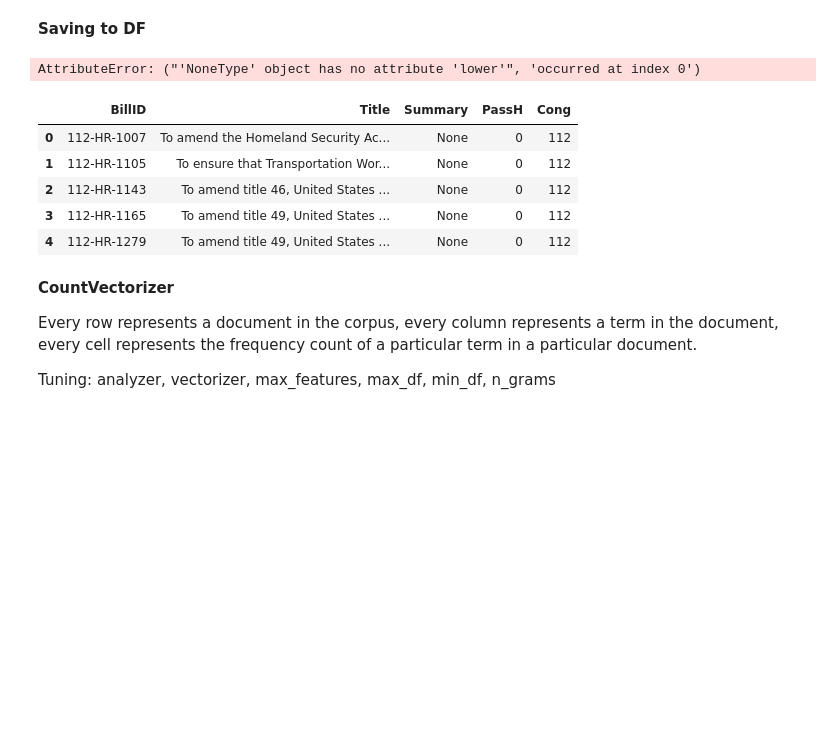
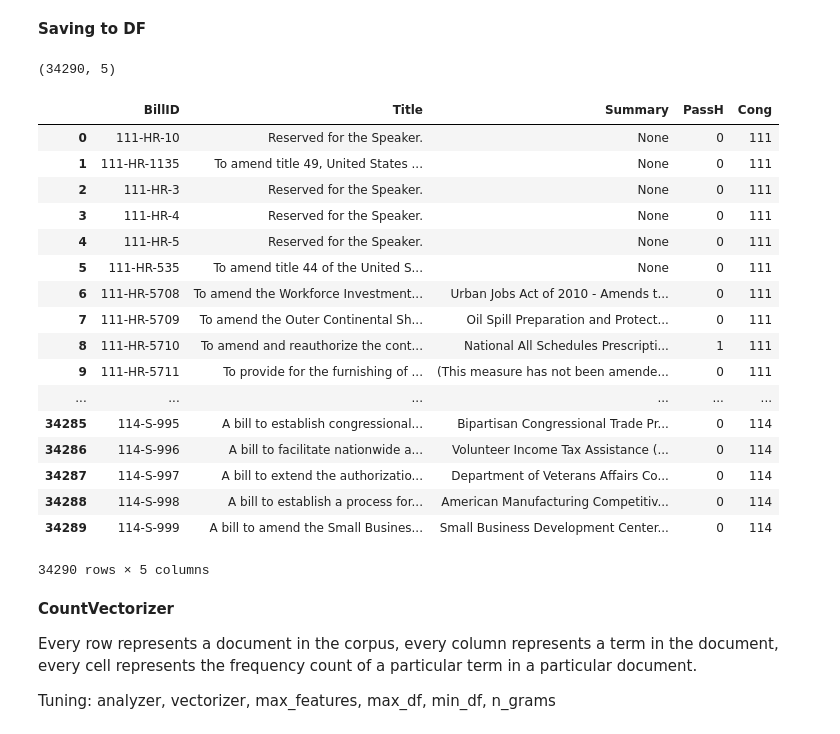
Before and after one commit to mellymillionz/Congressional_Bill_Passage_Analysis, a Jupyter notebook: Topic_Modeling_Summaries.ipynb, the cells around one changed output. Drawn from its saved outputs; the diff is of its cells as text; code cells hidden in the pictures; blank space fills up the shorter version.

```diff
--- a/Topic_Modeling_Summaries.ipynb
+++ b/Topic_Modeling_Summaries.ipynb
@@ -298,18 +306,32 @@ tokenizer(test_fun)
 # %%
 # df['clean_summaries'] = df.apply(lambda row: clean(row['Summary']), axis=1)
 # %%
-df['tokenized_summaries'] = df.apply(lambda row: tokenizer(row['Summary']), axis=1)
+# df['tokenized_summaries'] = df.apply(lambda row: tokenizer(row['Summary']), axis=1)
-# %% [output]
-AttributeError: ("'NoneType' object has no attribute 'lower'", 'occurred at index 0')
 # %%
-df.head()
+df.shape
 # %% [output]
-|  | BillID | Title | Summary | PassH | Cong |
-| 0 | 112-HR-1007 | To amend the Homeland Security Ac... | None | 0 | 112 |
-| 1 | 112-HR-1105 | To ensure that Transportation Wor... | None | 0 | 112 |
-| 2 | 112-HR-1143 | To amend title 46, United States ... | None | 0 | 112 |
-| 3 | 112-HR-1165 | To amend title 49, United States ... | None | 0 | 112 |
-| 4 | 112-HR-1279 | To amend title 49, United States ... | None | 0 | 112 |
+(34290, 5)
+# %%
+df[:34290]
+# %% [output]
+|  | BillID | Title | Summary | PassH | Cong |
+| 0 | 111-HR-10 | Reserved for the Speaker. | None | 0 | 111 |
+| 1 | 111-HR-1135 | To amend title 49, United States ... | None | 0 | 111 |
+| 2 | 111-HR-3 | Reserved for the Speaker. | None | 0 | 111 |
+| 3 | 111-HR-4 | Reserved for the Speaker. | None | 0 | 111 |
+| 4 | 111-HR-5 | Reserved for the Speaker. | None | 0 | 111 |
+| 5 | 111-HR-535 | To amend title 44 of the United S... | None | 0 | 111 |
+| 6 | 111-HR-5708 | To amend the Workforce Investment... | Urban Jobs Act of 2010 - Amends t... | 0 | 111 |
+| 7 | 111-HR-5709 | To amend the Outer Continental Sh... | Oil Spill Preparation and Protect... | 0 | 111 |
+| 8 | 111-HR-5710 | To amend and reauthorize the cont... | National All Schedules Prescripti... | 1 | 111 |
+| 9 | 111-HR-5711 | To provide for the furnishing of ... | (This measure has not been amende... | 0 | 111 |
+| ... | ... | ... | ... | ... | ... |
+| 34285 | 114-S-995 | A bill to establish congressional... | Bipartisan Congressional Trade Pr... | 0 | 114 |
+| 34286 | 114-S-996 | A bill to facilitate nationwide a... | Volunteer Income Tax Assistance (... | 0 | 114 |
+| 34287 | 114-S-997 | A bill to extend the authorizatio... | Department of Veterans Affairs Co... | 0 | 114 |
+| 34288 | 114-S-998 | A bill to establish a process for... | American Manufacturing Competitiv... | 0 | 114 |
+| 34289 | 114-S-999 | A bill to amend the Small Busines... | Small Business Development Center... | 0 | 114 |
+34290 rows × 5 columns
 # %% [markdown]
 **CountVectorizer**
 
```
Also changed, not shown: parts of 41 cells of this notebook.
